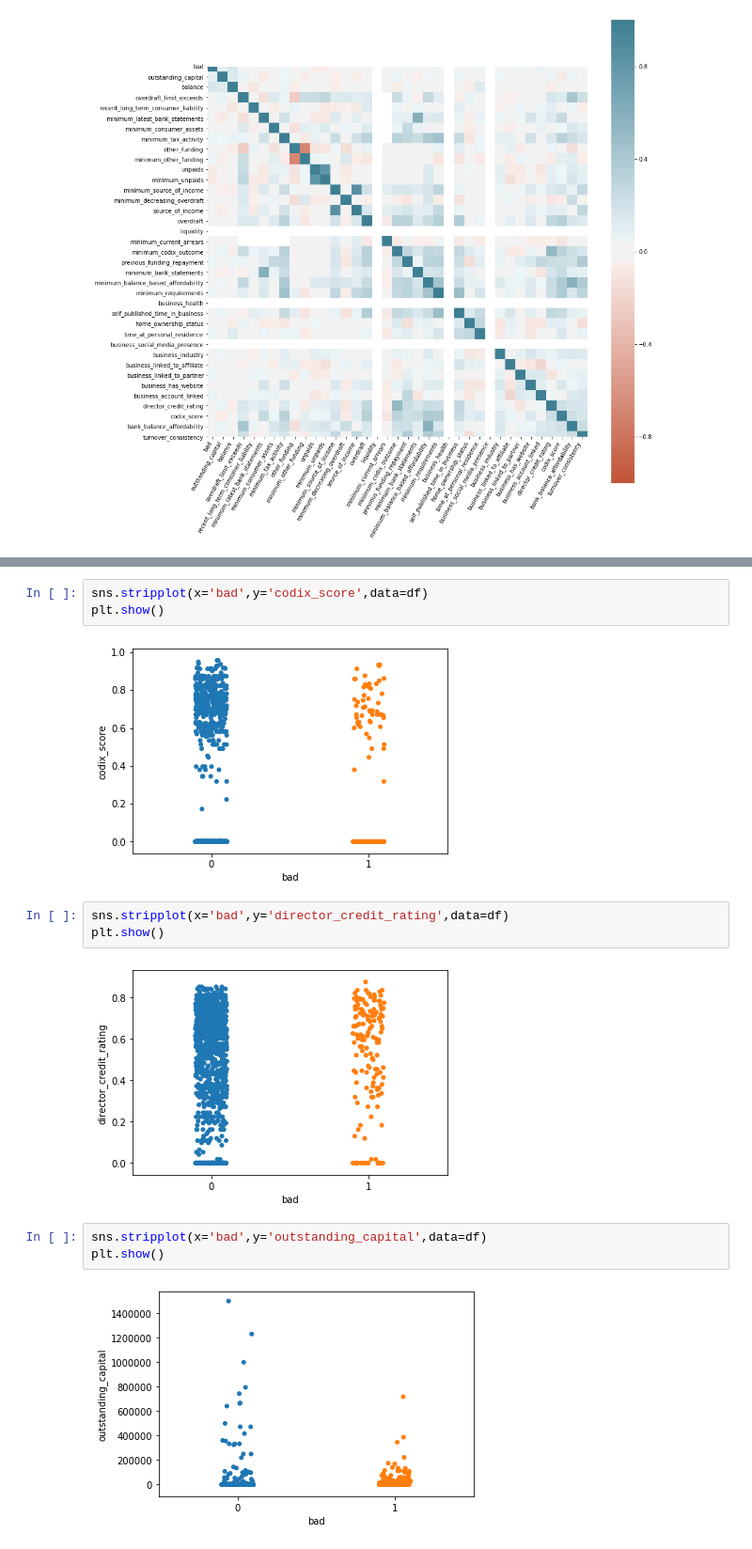
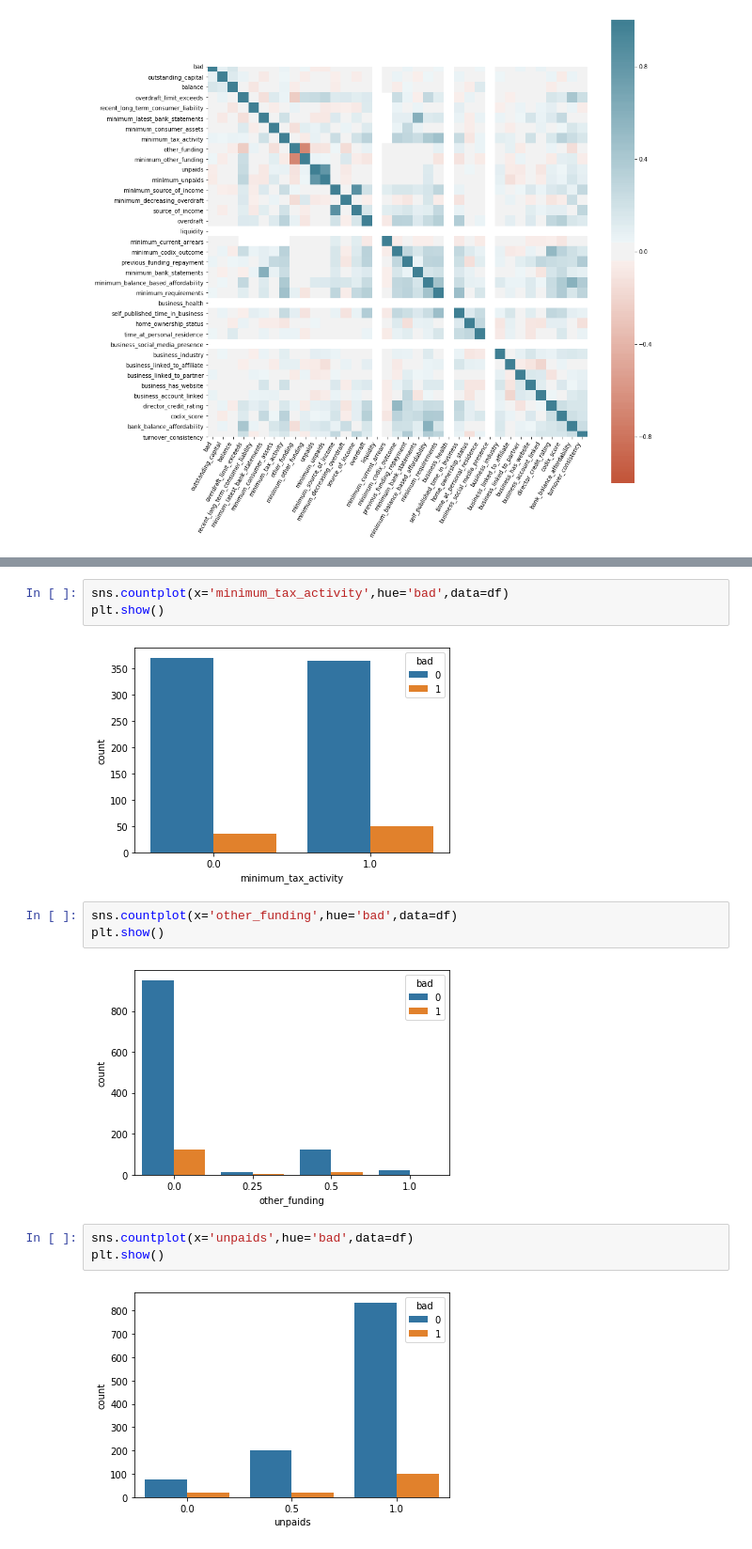
Before and after one commit to vnguye12/vy_capstone1, a Jupyter notebook: Capstone1.ipynb, the cells around one changed output, grey strips where cells are left out. Shown at 94% size. Saved outputs shown, nothing was run; the diff lists cells and outputs as text.

```diff
--- a/Capstone1.ipynb
+++ b/Capstone1.ipynb
@@ -277,16 +405,16 @@ plt.show()
 # %%
-sns.stripplot(x='bad',y='codix_score',data=df)
+sns.countplot(x='minimum_tax_activity',hue='bad',data=df)
 plt.show()
 # %% [output]
-[figure, old version]
+[figure, new version]
 # %%
-sns.stripplot(x='bad',y='director_credit_rating',data=df)
+sns.countplot(x='other_funding',hue='bad',data=df)
 plt.show()
 # %% [output]
-[figure, old version]
+[figure, new version]
 # %%
-sns.stripplot(x='bad',y='outstanding_capital',data=df)
+sns.countplot(x='unpaids',hue='bad',data=df)
 plt.show()
 # %% [output]
-[figure, old version]
+[figure, new version]
 # %%
```
Also changed, not shown: parts of 44 cells of this notebook.
